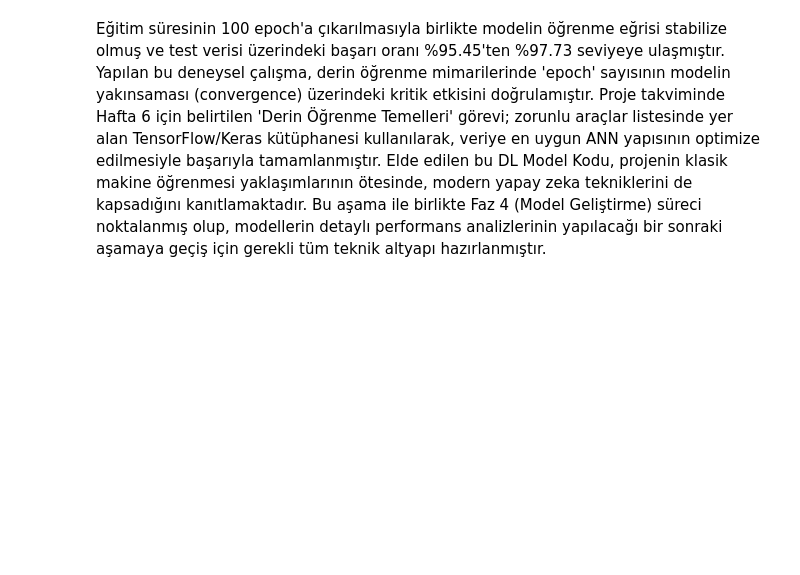
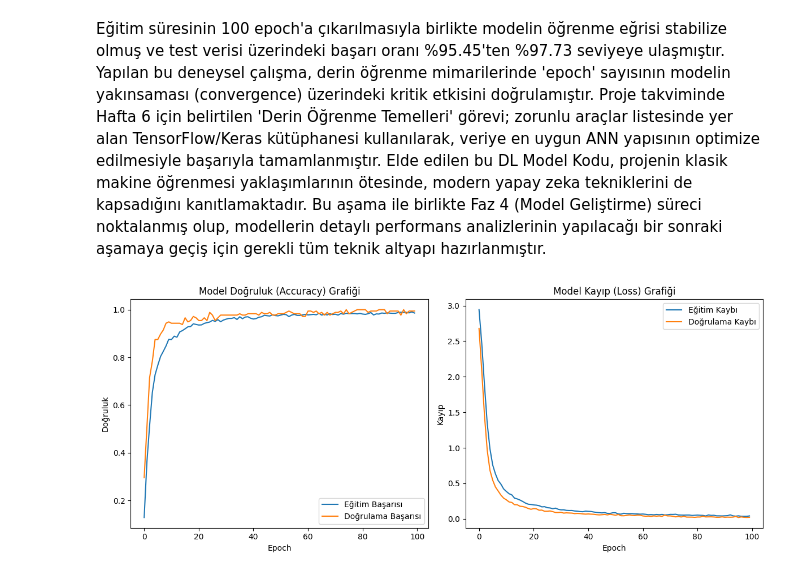
Before and after one commit to Mehmethansonmez/Crop-Recommendation-Project, a Jupyter notebook: notebooks/Hafta6_Hata_Analizi.ipynb, the cells around one changed output. Cells and saved outputs as stored; diff of their text form; code cells hidden in the pictures; blank space fills up the shorter version.

Commit message:
Update: Hafta 6: ANN mimarisi ile derin öğrenme model kodu eklendi

```diff
--- a/notebooks/Hafta6_Hata_Analizi.ipynb
+++ b/notebooks/Hafta6_Hata_Analizi.ipynb
@@ -138,2 +142,28 @@ Epoch 6/100
 # %% [markdown]
 Eğitim süresinin 100 epoch'a çıkarılmasıyla birlikte modelin öğrenme eğrisi stabilize olmuş ve test verisi üzerindeki başarı oranı %95.45'ten %97.73 seviyeye ulaşmıştır. Yapılan bu deneysel çalışma, derin öğrenme mimarilerinde 'epoch' sayısının modelin yakınsaması (convergence) üzerindeki kritik etkisini doğrulamıştır. Proje takviminde Hafta 6 için belirtilen 'Derin Öğrenme Temelleri' görevi; zorunlu araçlar listesinde yer alan TensorFlow/Keras kütüphanesi kullanılarak, veriye en uygun ANN yapısının optimize edilmesiyle başarıyla tamamlanmıştır. Elde edilen bu DL Model Kodu, projenin klasik makine öğrenmesi yaklaşımlarının ötesinde, modern yapay zeka tekniklerini de kapsadığını kanıtlamaktadır. Bu aşama ile birlikte Faz 4 (Model Geliştirme) süreci noktalanmış olup, modellerin detaylı performans analizlerinin yapılacağı bir sonraki aşamaya geçiş için gerekli tüm teknik altyapı hazırlanmıştır.
+# %%
+import matplotlib.pyplot as plt
+
+# 1. Doğruluk (Accuracy) Grafiği
+plt.figure(figsize=(12, 5))
+plt.subplot(1, 2, 1)
+plt.plot(history.history['accuracy'], label='Eğitim Başarısı')
+plt.plot(history.history['val_accuracy'], label='Doğrulama Başarısı')
+plt.title('Model Doğruluk (Accuracy) Grafiği')
+plt.xlabel('Epoch')
+plt.ylabel('Doğruluk')
+plt.legend()
+
+# 2. Kayıp (Loss) Grafiği
+plt.subplot(1, 2, 2)
+plt.plot(history.history['loss'], label='Eğitim Kaybı')
+plt.plot(history.history['val_loss'], label='Doğrulama Kaybı')
+plt.title('Model Kayıp (Loss) Grafiği')
+plt.xlabel('Epoch')
+plt.ylabel('Kayıp')
+plt.legend()
+
+plt.tight_layout()
+plt.show()
+# %% [output]
+[figure, added]
```
Also changed, not shown: parts of 2 cells of this notebook.
